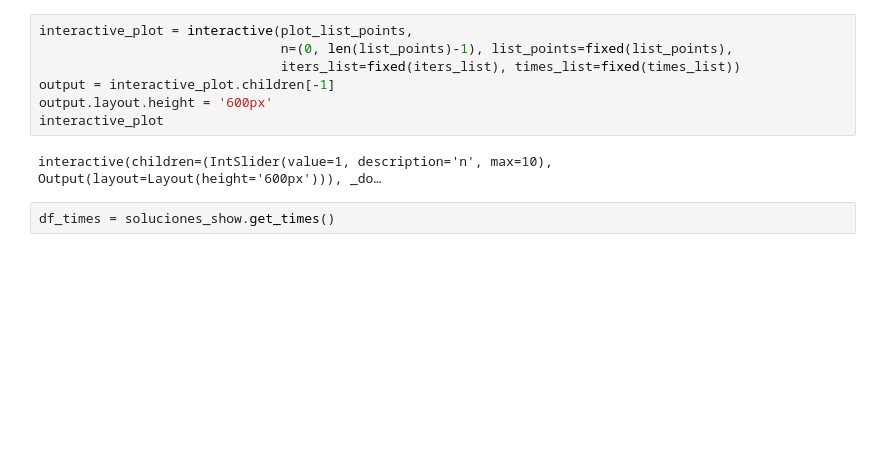
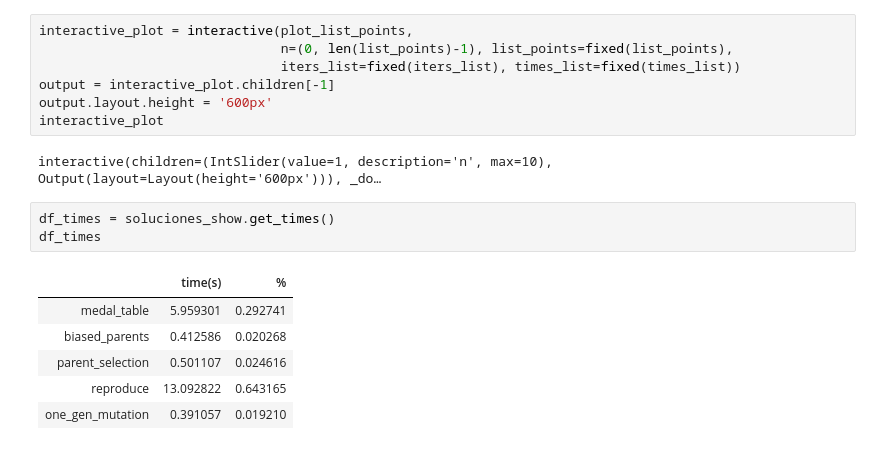
Before and after one commit to NumberPiOso/ShortGenetic, a Jupyter notebook: code/avances_02141.ipynb, the cells around one changed output. Saved outputs shown, nothing was run; the diff lists cells and outputs as text; blank space fills up the shorter version.

```diff
--- a/code/avances_02141.ipynb
+++ b/code/avances_02141.ipynb
@@ -57,3 +57,11 @@ interactive_plot
 interactive(children=(IntSlider(value=1, description='n', max=10), Output(layout=Layout(height='600px'))), _do…
 # %%
 df_times = soluciones_show.get_times()
+df_times
+# %% [output]
+|  | time(s) | % |
+| medal_table | 5.959301 | 0.292741 |
+| biased_parents | 0.412586 | 0.020268 |
+| parent_selection | 0.501107 | 0.024616 |
+| reproduce | 13.092822 | 0.643165 |
+| one_gen_mutation | 0.391057 | 0.019210 |
```
Also changed, not shown: parts of 1 cell of this notebook.
